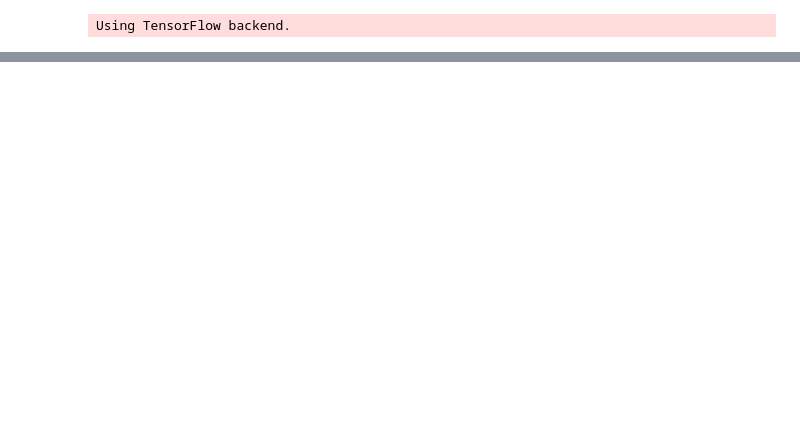
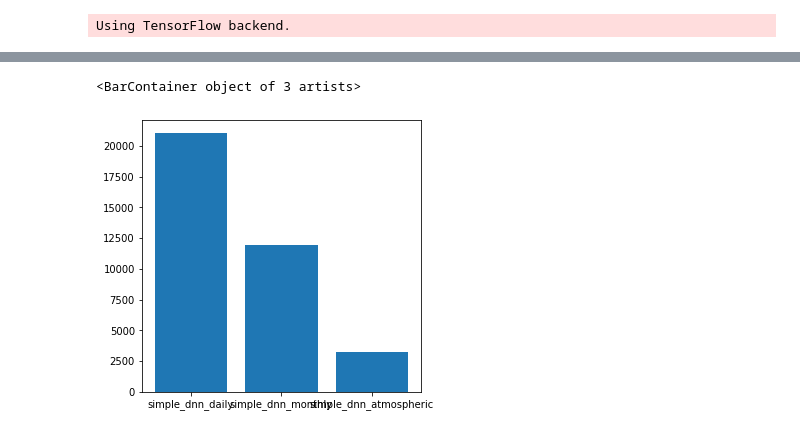
Before and after one commit to s-ankur/ug-project, a Jupyter notebook: simple_dnn.ipynb, the cells around one changed output, grey strips where cells are left out. Saved outputs shown, nothing was run; the diff lists cells and outputs as text; code cells hidden in the pictures; blank space fills up the shorter version.

```diff
--- a/simple_dnn.ipynb
+++ b/simple_dnn.ipynb
@@ -78,0 +83,7 @@ metrics.mean_squared_error(y_true=y,y_pred=y_pred)
+# %%
+plt.rcParams['figure.figsize'] = [5, 5]
+loss=[history.history['val_loss'][-1] for history in (simple_dnn_daily,simple_dnn_monthly,simple_dnn_atmospheric)]
+plt.bar(('simple_dnn_daily','simple_dnn_monthly','simple_dnn_atmospheric'),loss)
+# %% [output]
+<BarContainer object of 3 artists>
+[figure, added]
```
Also changed, not shown: parts of 13 cells of this notebook, 6 other files.
